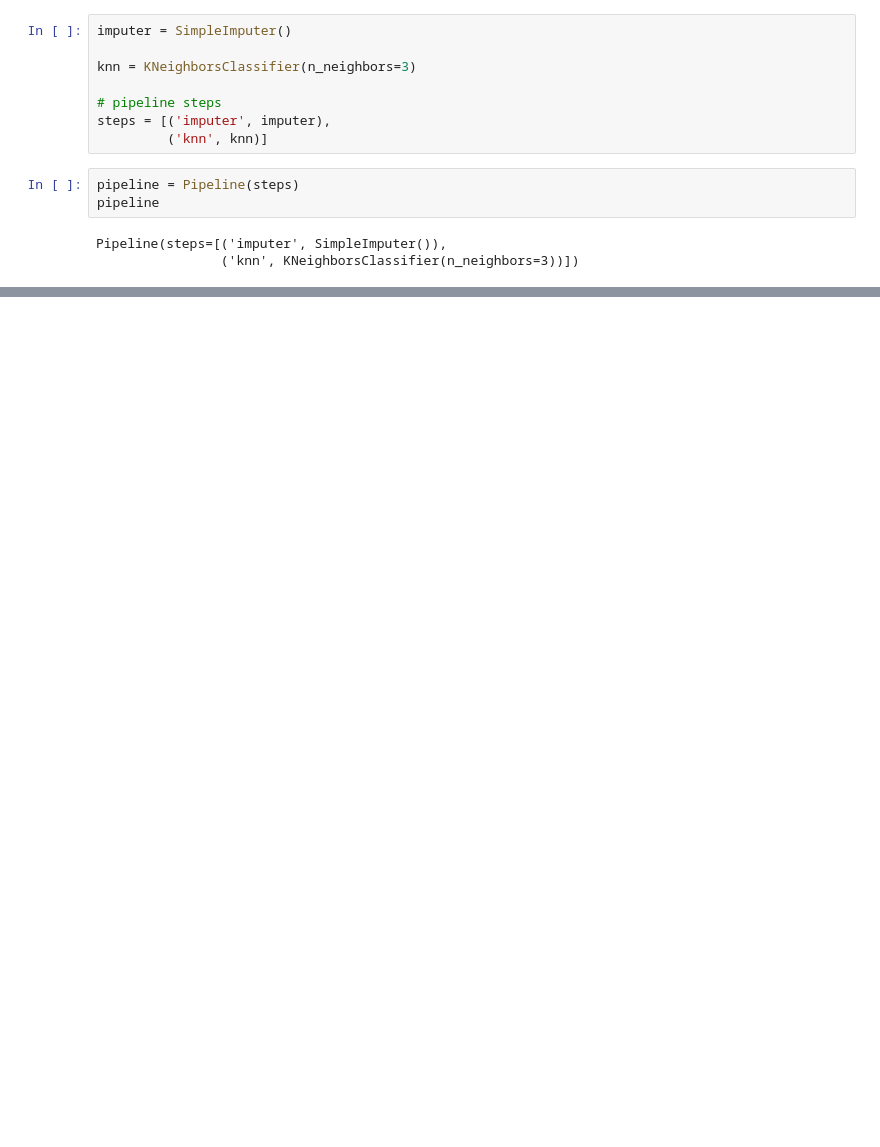
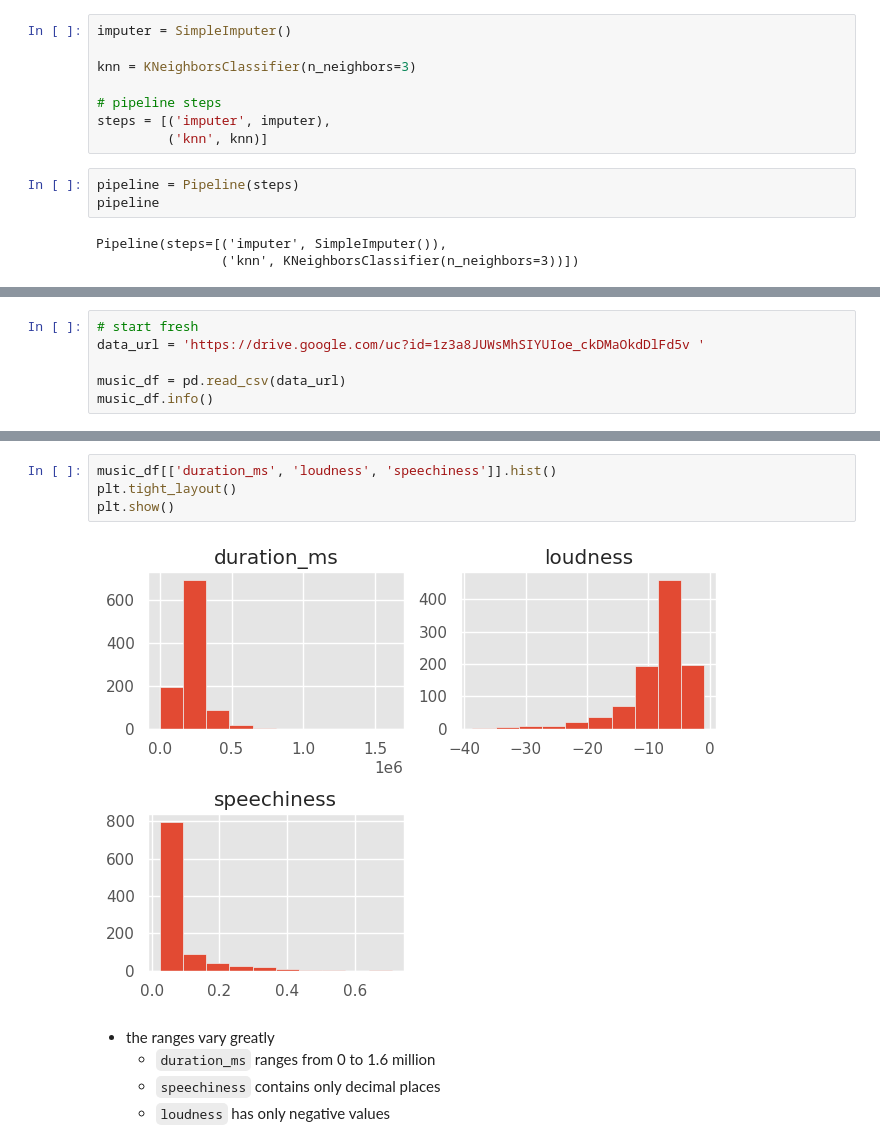
Before and after one commit to PaulToronto/DataCamp-Track---Machine-Learning-Scientist-in-Python, a Jupyter notebook: 1_4_Supervised_Learning_with_scikit_learn_Preprocessing_and_Pipelines.ipynb, the cells around one changed output, grey strips where cells are left out. Saved outputs shown, nothing was run; the diff lists cells and outputs as text; blank space fills up the shorter version.

```diff
--- a/1_4_Supervised_Learning_with_scikit_learn_Preprocessing_and_Pipelines.ipynb
+++ b/1_4_Supervised_Learning_with_scikit_learn_Preprocessing_and_Pipelines.ipynb
@@ -609,0 +658,6 @@ memory usage: 90.6 KB
+# %%
+# start fresh
+data_url = 'https://drive.google.com/uc?id=1z3a8JUWsMhSIYUIoe_ckDMaOkdDlFd5v '
+
+music_df = pd.read_csv(data_url)
+music_df.info()
@@ -609,0 +696,11 @@ memory usage: 90.6 KB
+# %%
+music_df[['duration_ms', 'loudness', 'speechiness']].hist()
+plt.tight_layout()
+plt.show()
+# %% [output]
+[figure, added]
+# %% [markdown]
+- the ranges vary greatly
+    - `duration_ms` ranges from 0 to 1.6 million
+    - `speechiness` contains only decimal places
+    - `loudness` has only negative values
```
Also changed, not shown: parts of 70 cells of this notebook.
